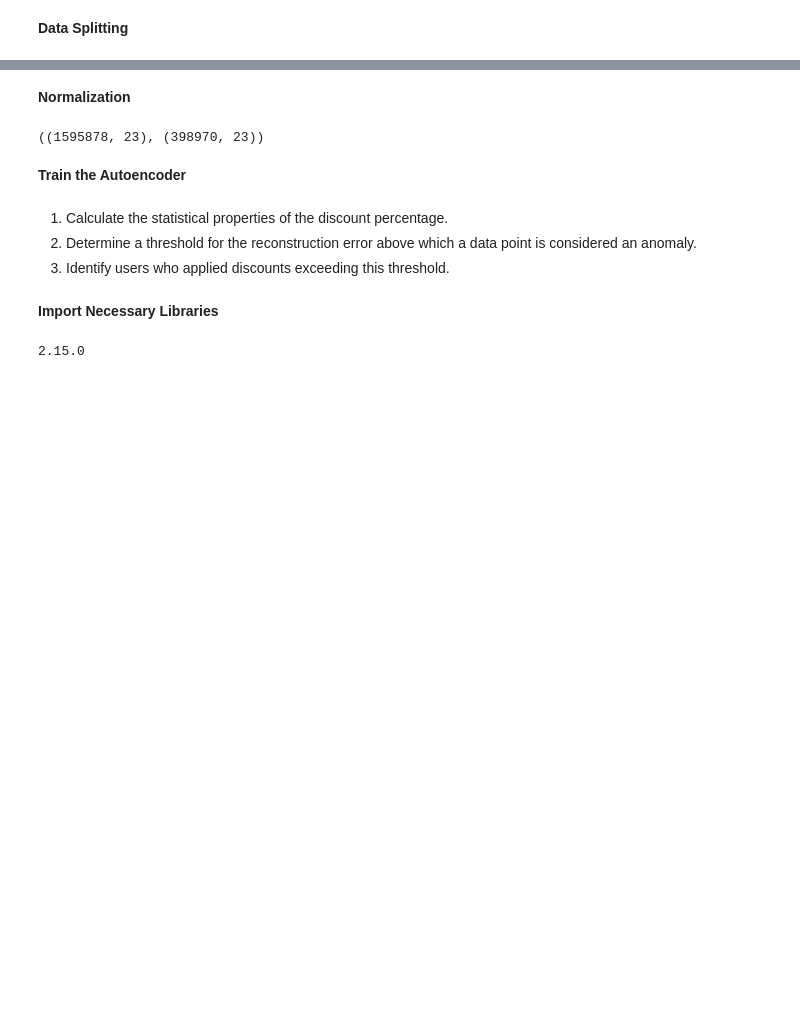
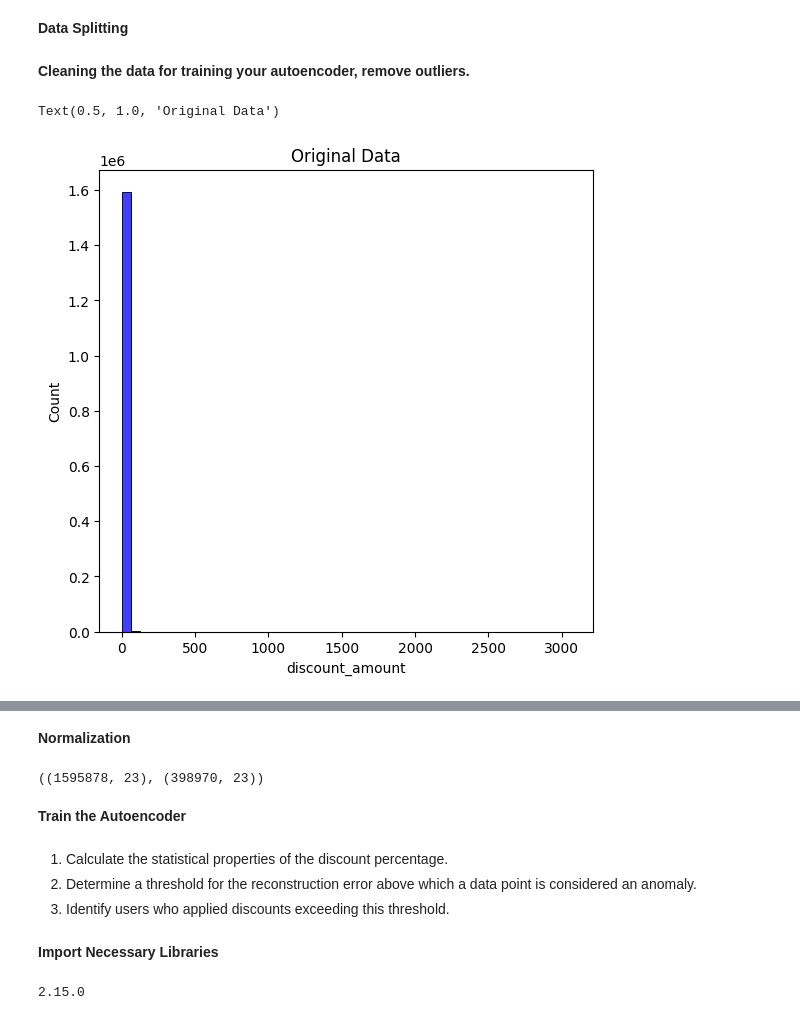
Before and after one commit to abu-oxinus/Autoencoder_orders, a Jupyter notebook: Autoencoder_orders.ipynb, the cells around one changed output, grey strips where cells are left out. Cells and saved outputs as stored; diff of their text form; code cells hidden in the pictures; blank space fills up the shorter version.

```diff
--- a/Autoencoder_orders.ipynb
+++ b/Autoencoder_orders.ipynb
@@ -3279,3 +3304,22 @@ X = df[features]
 # %%
 # Split the data into training and test sets
 X_train, X_test = train_test_split(X, test_size=0.2, random_state=42)
+# %% [markdown]
+**Cleaning the data for training your autoencoder, remove outliers.**
+# %%
+import matplotlib.pyplot as plt
+import seaborn as sns
+
+# Assuming 'df' is your original DataFrame and 'df_cleaned' is the DataFrame after outlier removal
+# Make sure you've already calculated 'df_cleaned' using the IQR method you've mentioned
+
+# Histograms
+plt.figure(figsize=(14, 6))
+
+# Histogram for the original data
+plt.subplot(1, 2, 1)
+sns.histplot(X_train['discount_amount'], kde=False, bins=50, color='blue')
+plt.title('Original Data')
+# %% [output]
+Text(0.5, 1.0, 'Original Data')
+[figure, added]
```
Also changed, not shown: parts of 14 cells of this notebook.
